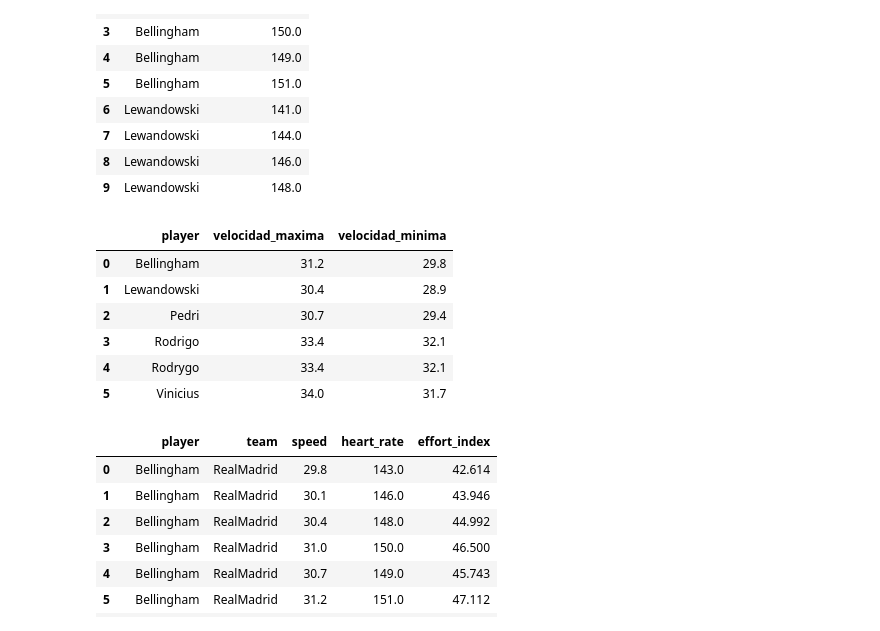
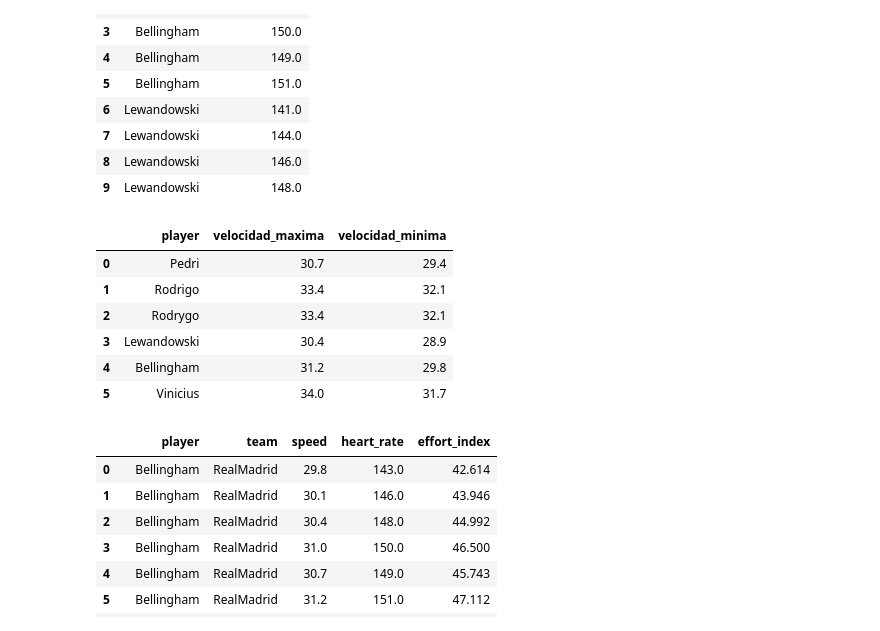
Before and after one commit to codigus-formacion/big-data-processing, a Jupyter notebook: influxdb/1. Ejemplos-basicos.ipynb, the cells around one changed output. Saved outputs shown, nothing was run; the diff lists cells and outputs as text; code cells hidden in the pictures.

```diff
--- a/influxdb/1. Ejemplos-basicos.ipynb
+++ b/influxdb/1. Ejemplos-basicos.ipynb
@@ -335,20 +343,20 @@ display(df)
 # %%
 # Obtener la velocidad máxima ('speed') y mínima ('speed') por jugador con nombres de columnas personalizados
 query = """
-SELECT player, MAX(speed) as Velocidad_Maxima, MIN(speed) as Velocidad_Minima
+SELECT player, MAX(speed) as velocidad_maxima, MIN(speed) as velocidad_minima
 FROM player_stats
 GROUP BY player
 """
 table = client.query(query=query)
 df = table.to_pandas()
 display(df)
 # %% [output]
 |  | player | velocidad_maxima | velocidad_minima |
-| 0 | Bellingham | 31.2 | 29.8 |
-| 1 | Lewandowski | 30.4 | 28.9 |
-| 2 | Pedri | 30.7 | 29.4 |
-| 3 | Rodrigo | 33.4 | 32.1 |
-| 4 | Rodrygo | 33.4 | 32.1 |
+| 0 | Pedri | 30.7 | 29.4 |
+| 1 | Rodrigo | 33.4 | 32.1 |
+| 2 | Rodrygo | 33.4 | 32.1 |
+| 3 | Lewandowski | 30.4 | 28.9 |
+| 4 | Bellingham | 31.2 | 29.8 |
 | 5 | Vinicius | 34.0 | 31.7 |
 # %%
 # Calculo de un índice de esfuerzo basado en la velocidad ('speed') y el pulso cardíaco ('heart_rate')
```
Also changed, not shown: parts of 6 cells of this notebook.
